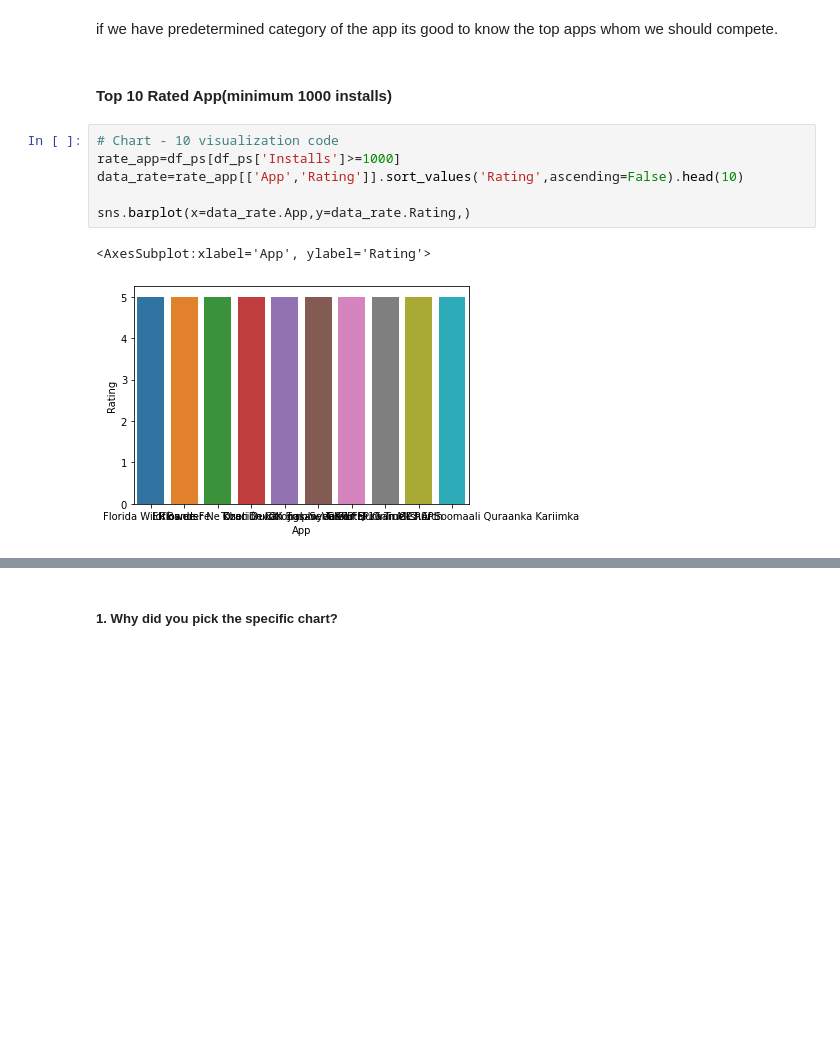
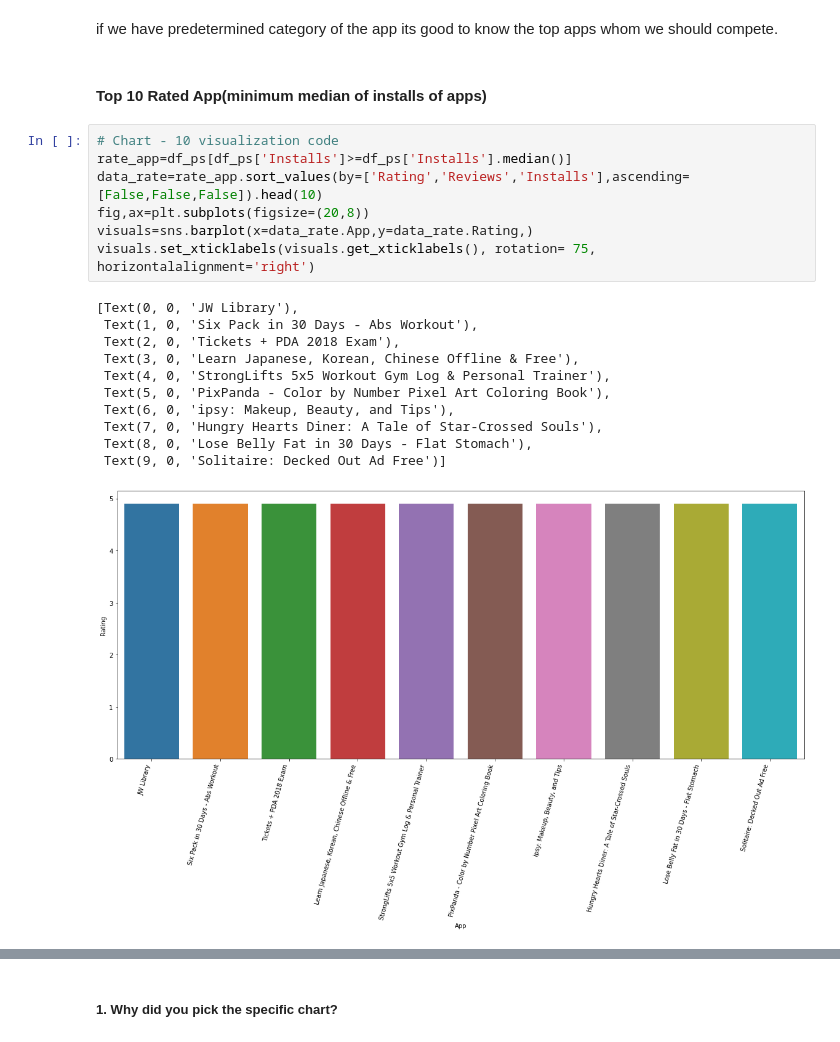
Before and after one commit to sabitendu/EDA-Capstone-Project-on-Play-Store-App-Review-Analysis, a Jupyter notebook: playstore_app_review_analysis.ipynb, the cells around one changed output, grey strips where cells are left out. Saved outputs shown, nothing was run; the diff lists cells and outputs as text; blank space fills up the shorter version.

```diff
--- a/playstore_app_review_analysis.ipynb
+++ b/playstore_app_review_analysis.ipynb
@@ -1280,13 +1348,23 @@ Are there any insights that lead to negative growth? Justify with specific reaso
 # %% [markdown]
 if we have predetermined category of the app its good to know the top apps whom we should compete.
 # %% [markdown]
-#### Top 10 Rated App(minimum 1000 installs)
+#### Top 10 Rated App(minimum median of installs of apps)
 # %%
 # Chart - 10 visualization code
-rate_app=df_ps[df_ps['Installs']>=1000]
-data_rate=rate_app[['App','Rating']].sort_values('Rating',ascending=False).head(10)
-
-sns.barplot(x=data_rate.App,y=data_rate.Rating,)
+rate_app=df_ps[df_ps['Installs']>=df_ps['Installs'].median()]
+data_rate=rate_app.sort_values(by=['Rating','Reviews','Installs'],ascending=[False,False,False]).head(10)
+fig,ax=plt.subplots(figsize=(20,8))
+visuals=sns.barplot(x=data_rate.App,y=data_rate.Rating,)
+visuals.set_xticklabels(visuals.get_xticklabels(), rotation= 75, horizontalalignment='right')
 # %% [output]
-<AxesSubplot:xlabel='App', ylabel='Rating'>
+[Text(0, 0, 'JW Library'),
+ Text(1, 0, 'Six Pack in 30 Days - Abs Workout'),
+ Text(2, 0, 'Tickets + PDA 2018 Exam'),
+ Text(3, 0, 'Learn Japanese, Korean, Chinese Offline & Free'),
+ Text(4, 0, 'StrongLifts 5x5 Workout Gym Log & Personal Trainer'),
+ Text(5, 0, 'PixPanda - Color by Number Pixel Art Coloring Book'),
+ Text(6, 0, 'ipsy: Makeup, Beauty, and Tips'),
+ Text(7, 0, 'Hungry Hearts Diner: A Tale of Star-Crossed Souls'),
+ Text(8, 0, 'Lose Belly Fat in 30 Days - Flat Stomach'),
+ Text(9, 0, 'Solitaire: Decked Out Ad Free')]
-[figure, old version]
+[figure, new version]
```
Also changed, not shown: parts of 62 cells of this notebook.
